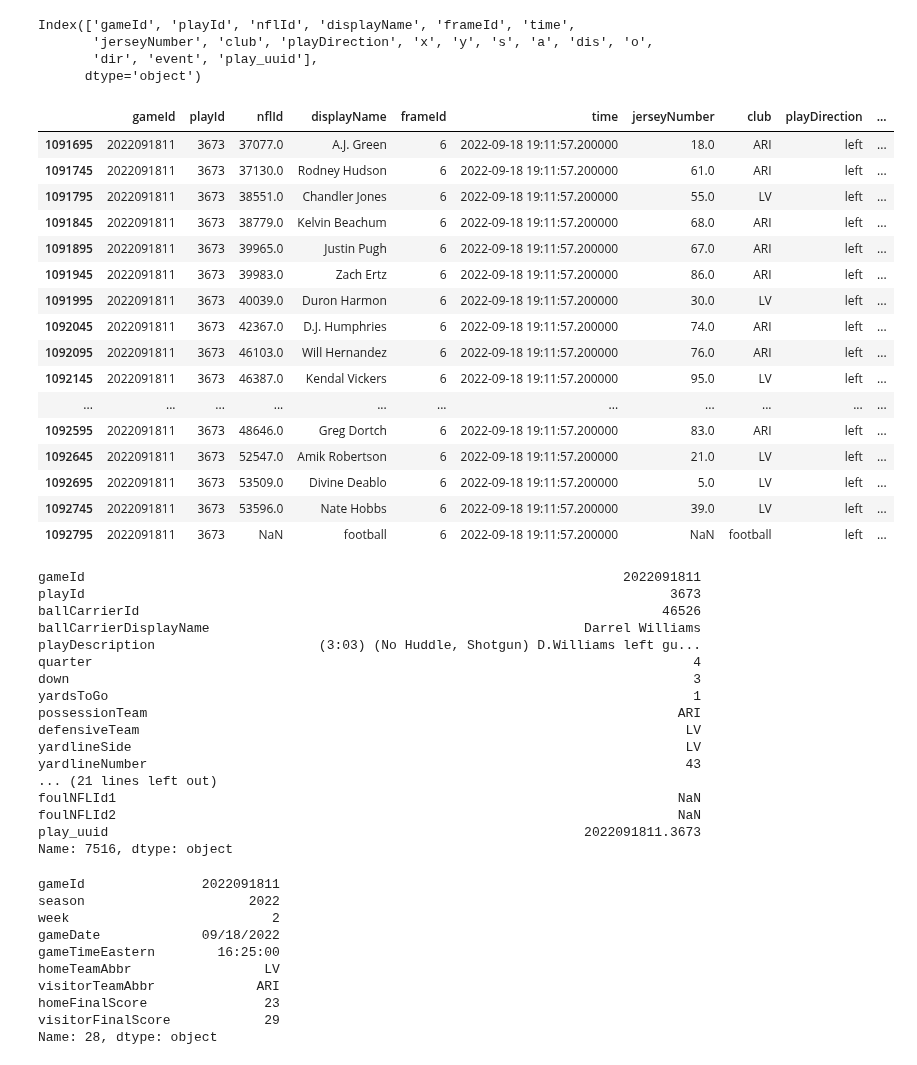
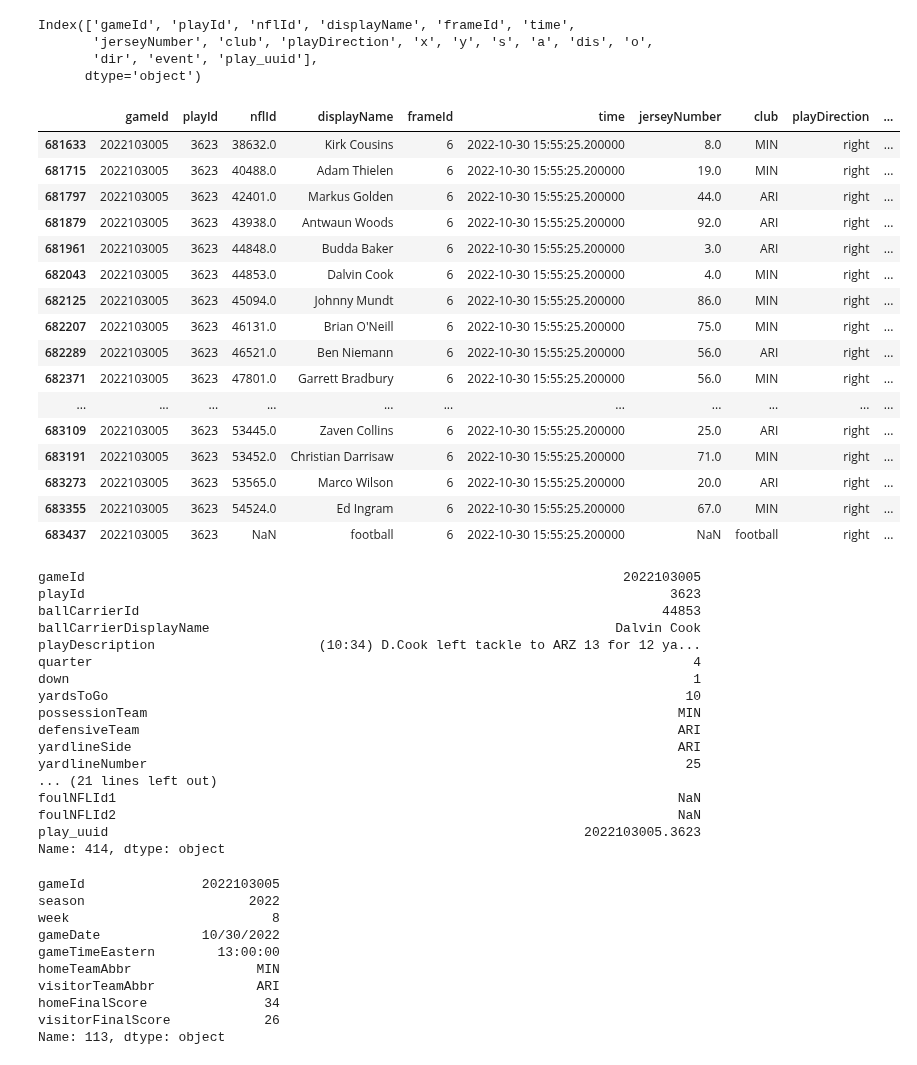
Before and after one commit to rfe123/umn_data_project_004, a Jupyter notebook: umn_data_project_004_nfl.ipynb, the cells around one changed output. Saved outputs shown, nothing was run; the diff lists cells and outputs as text; code cells hidden in the pictures.

```diff
--- a/umn_data_project_004_nfl.ipynb
+++ b/umn_data_project_004_nfl.ipynb
@@ -210,62 +210,62 @@ Index(['gameId', 'playId', 'nflId', 'displayName', 'frameId', 'time',
        'dir', 'event', 'play_uuid'],
       dtype='object')
 # %%
-random_play =  random.randint(0, len(third_down_frames_df))
-random_id = third_down_frames_df.iloc[random_play]['play_uuid']
-play_frame = third_down_frames_df.loc[(third_down_frames_df['play_uuid'] == random_id)]
+random_play =  random.randint(0, len(all_22_frames_df))
+random_id = all_22_frames_df.iloc[random_play]['play_uuid']
+play_frame = all_22_frames_df.loc[(all_22_frames_df['play_uuid'] == random_id)]
 play_frame
 # %% [output]
 |  | gameId | playId | nflId | displayName | frameId | time | jerseyNumber | club | playDirection | ... |
-| 1091695 | 2022091811 | 3673 | 37077.0 | A.J. Green | 6 | 2022-09-18 19:11:57.200000 | 18.0 | ARI | left | ... |
-| 1091745 | 2022091811 | 3673 | 37130.0 | Rodney Hudson | 6 | 2022-09-18 19:11:57.200000 | 61.0 | ARI | left | ... |
-| 1091795 | 2022091811 | 3673 | 38551.0 | Chandler Jones | 6 | 2022-09-18 19:11:57.200000 | 55.0 | LV | left | ... |
-| 1091845 | 2022091811 | 3673 | 38779.0 | Kelvin Beachum | 6 | 2022-09-18 19:11:57.200000 | 68.0 | ARI | left | ... |
-| 1091895 | 2022091811 | 3673 | 39965.0 | Justin Pugh | 6 | 2022-09-18 19:11:57.200000 | 67.0 | ARI | left | ... |
-| 1091945 | 2022091811 | 3673 | 39983.0 | Zach Ertz | 6 | 2022-09-18 19:11:57.200000 | 86.0 | ARI | left | ... |
-| 1091995 | 2022091811 | 3673 | 40039.0 | Duron Harmon | 6 | 2022-09-18 19:11:57.200000 | 30.0 | LV | left | ... |
-| 1092045 | 2022091811 | 3673 | 42367.0 | D.J. Humphries | 6 | 2022-09-18 19:11:57.200000 | 74.0 | ARI | left | ... |
-| 1092095 | 2022091811 | 3673 | 46103.0 | Will Hernandez | 6 | 2022-09-18 19:11:57.200000 | 76.0 | ARI | left | ... |
-| 1092145 | 2022091811 | 3673 | 46387.0 | Kendal Vickers | 6 | 2022-09-18 19:11:57.200000 | 95.0 | LV | left | ... |
+| 681633 | 2022103005 | 3623 | 38632.0 | Kirk Cousins | 6 | 2022-10-30 15:55:25.200000 | 8.0 | MIN | right | ... |
+| 681715 | 2022103005 | 3623 | 40488.0 | Adam Thielen | 6 | 2022-10-30 15:55:25.200000 | 19.0 | MIN | right | ... |
+| 681797 | 2022103005 | 3623 | 42401.0 | Markus Golden | 6 | 2022-10-30 15:55:25.200000 | 44.0 | ARI | right | ... |
+| 681879 | 2022103005 | 3623 | 43938.0 | Antwaun Woods | 6 | 2022-10-30 15:55:25.200000 | 92.0 | ARI | right | ... |
+| 681961 | 2022103005 | 3623 | 44848.0 | Budda Baker | 6 | 2022-10-30 15:55:25.200000 | 3.0 | ARI | right | ... |
+| 682043 | 2022103005 | 3623 | 44853.0 | Dalvin Cook | 6 | 2022-10-30 15:55:25.200000 | 4.0 | MIN | right | ... |
+| 682125 | 2022103005 | 3623 | 45094.0 | Johnny Mundt | 6 | 2022-10-30 15:55:25.200000 | 86.0 | MIN | right | ... |
+| 682207 | 2022103005 | 3623 | 46131.0 | Brian O'Neill | 6 | 2022-10-30 15:55:25.200000 | 75.0 | MIN | right | ... |
+| 682289 | 2022103005 | 3623 | 46521.0 | Ben Niemann | 6 | 2022-10-30 15:55:25.200000 | 56.0 | ARI | right | ... |
+| 682371 | 2022103005 | 3623 | 47801.0 | Garrett Bradbury | 6 | 2022-10-30 15:55:25.200000 | 56.0 | MIN | right | ... |
 | ... | ... | ... | ... | ... | ... | ... | ... | ... | ... | ... |
-| 1092595 | 2022091811 | 3673 | 48646.0 | Greg Dortch | 6 | 2022-09-18 19:11:57.200000 | 83.0 | ARI | left | ... |
-| 1092645 | 2022091811 | 3673 | 52547.0 | Amik Robertson | 6 | 2022-09-18 19:11:57.200000 | 21.0 | LV | left | ... |
-| 1092695 | 2022091811 | 3673 | 53509.0 | Divine Deablo | 6 | 2022-09-18 19:11:57.200000 | 5.0 | LV | left | ... |
-| 1092745 | 2022091811 | 3673 | 53596.0 | Nate Hobbs | 6 | 2022-09-18 19:11:57.200000 | 39.0 | LV | left | ... |
-| 1092795 | 2022091811 | 3673 | NaN | football | 6 | 2022-09-18 19:11:57.200000 | NaN | football | left | ... |
+| 683109 | 2022103005 | 3623 | 53445.0 | Zaven Collins | 6 | 2022-10-30 15:55:25.200000 | 25.0 | ARI | right | ... |
+| 683191 | 2022103005 | 3623 | 53452.0 | Christian Darrisaw | 6 | 2022-10-30 15:55:25.200000 | 71.0 | MIN | right | ... |
+| 683273 | 2022103005 | 3623 | 53565.0 | Marco Wilson | 6 | 2022-10-30 15:55:25.200000 | 20.0 | ARI | right | ... |
+| 683355 | 2022103005 | 3623 | 54524.0 | Ed Ingram | 6 | 2022-10-30 15:55:25.200000 | 67.0 | MIN | right | ... |
+| 683437 | 2022103005 | 3623 | NaN | football | 6 | 2022-10-30 15:55:25.200000 | NaN | football | right | ... |
 # %%
 play = all_22_plays.loc[(all_22_plays['play_uuid'] == random_id)].iloc[0]
 play
 # %% [output]
-gameId                                                                     2022091811
-playId                                                                           3673
-ballCarrierId                                                                   46526
-ballCarrierDisplayName                                                Darrel Williams
-playDescription                     (3:03) (No Huddle, Shotgun) D.Williams left gu...
+gameId                                                                     2022103005
+playId                                                                           3623
+ballCarrierId                                                                   44853
+ballCarrierDisplayName                                                    Dalvin Cook
+playDescription                     (10:34) D.Cook left tackle to ARZ 13 for 12 ya...
 quarter                                                                             4
-down                                                                                3
-yardsToGo                                                                           1
-possessionTeam                                                                    ARI
-defensiveTeam                                                                      LV
-yardlineSide                                                                       LV
-yardlineNumber                                                                     43
+down                                                                                1
+yardsToGo                                                                          10
+possessionTeam                                                                    MIN
+defensiveTeam                                                                     ARI
+yardlineSide                                                                      ARI
+yardlineNumber                                                                     25
 ... (21 lines left out)
 foulNFLId1                                                                        NaN
 foulNFLId2                                                                        NaN
-play_uuid                                                             2022091811.3673
-Name: 7516, dtype: object
+play_uuid                                                             2022103005.3623
+Name: 414, dtype: object
 # %%
 game = games_df.loc[(games_df['gameId'] == play['gameId'])].iloc[0]
 game
 # %% [output]
-gameId               2022091811
+gameId               2022103005
 season                     2022
-week                          2
-gameDate             09/18/2022
-gameTimeEastern        16:25:00
-homeTeamAbbr                 LV
+week                          8
+gameDate             10/30/2022
+gameTimeEastern        13:00:00
+homeTeamAbbr                MIN
 visitorTeamAbbr             ARI
-homeFinalScore               23
-visitorFinalScore            29
-Name: 28, dtype: object
+homeFinalScore               34
+visitorFinalScore            26
+Name: 113, dtype: object
 # %%
 response = requests.get(team_df.loc[game['homeTeamAbbr']]['logo'])
```
Also changed, not shown: parts of 2 cells of this notebook.
